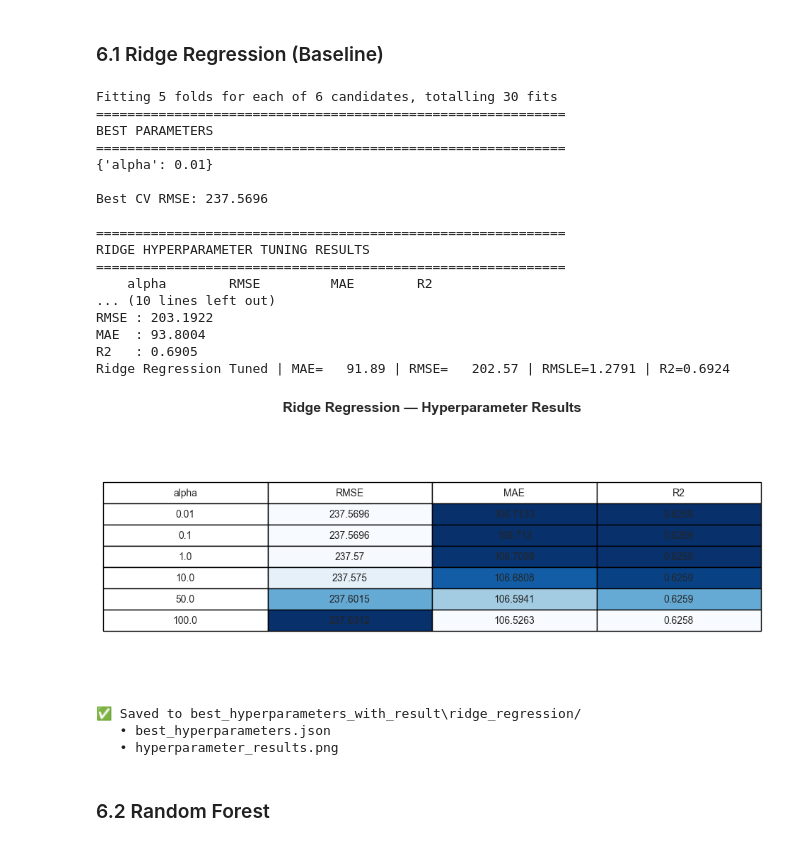
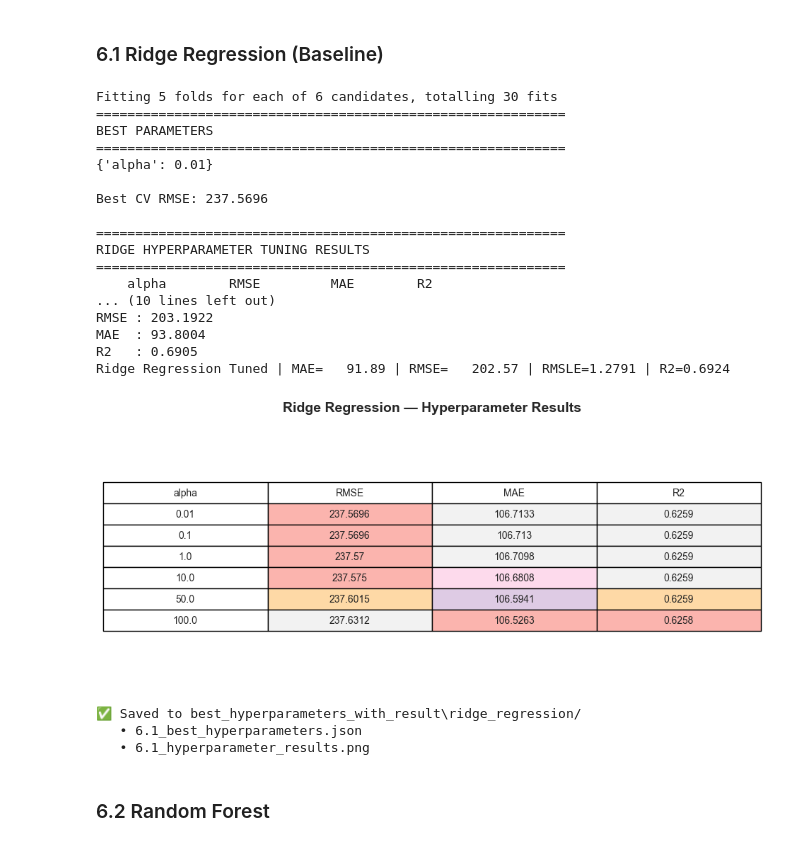
Before and after one commit to sandipan-ds/restaurant_inventory_optimzation, a Jupyter notebook: notebook/demand_forecasting.ipynb, the cells around one changed output. Saved outputs shown, nothing was run; the diff lists cells and outputs as text; code cells hidden in the pictures.

```diff
--- a/notebook/demand_forecasting.ipynb
+++ b/notebook/demand_forecasting.ipynb
@@ -450,0 +456,12 @@ Homepage featured uplift:  169.1%
+# %%
+df['discount_pct'] = (
+    (df['base_price'] - df['checkout_price'])
+    / df['base_price']
+) * 100
+
+model = smf.ols(
+    'num_orders ~ emailer_for_promotion + homepage_featured + discount_pct + checkout_price + C(dish_name) + C(center_id)',
+    data=df
+).fit()
+
+print(model.summary())
@@ -1168,7 +1221,7 @@ best_params['test_rmse'] = round(test_rmse, 4)
 best_params['test_mae'] = round(test_mae, 4)
 best_params['test_r2'] = round(test_r2, 4)
 
-with open(os.path.join(save_dir, 'best_hyperparameters.json'), 'w') as f:
+with open(os.path.join(save_dir, '6.1_best_hyperparameters.json'), 'w') as f:
     json.dump(best_params, f, indent=4)
 
 # ── Save styled table as PNG ──
@@ -1186,46 +1239,45 @@ table.set_fontsize(10)
 table.scale(1.2, 1.8)
 
 # Apply blue gradient to cells
-import matplotlib.colors as mcolors
-cmap = plt.cm.Blues
+cmap = plt.cm.Pastel1
 
 for col_idx, col in enumerate(results_table.columns):
     if col in ['RMSE', 'MAE', 'R2']:
         values = results_table[col].values.astype(float)
         norm = mcolors.Normalize(vmin=values.min(), vmax=values.max())
         for row_idx, val in enumerate(values):
             color = cmap(norm(val))
             table[row_idx + 1, col_idx].set_facecolor(color)
 
 plt.title('Ridge Regression — Hyperparameter Results', fontsize=14, fontweight='bold', pad=20)
-plt.savefig(os.path.join(save_dir, 'hyperparameter_results.png'), dpi=150, bbox_inches='tight')
+plt.savefig(os.path.join(save_dir, '6.1_hyperparameter_results.png'), dpi=150, bbox_inches='tight')
 plt.show()
 
 print(f"\n✅ Saved to {save_dir}/")
-print(f"   • best_hyperparameters.json")
-print(f"   • hyperparameter_results.png")
+print(f"   • 6.1_best_hyperparameters.json")
+print(f"   • 6.1_hyperparameter_results.png")
 # %% [output]
 Fitting 5 folds for each of 6 candidates, totalling 30 fits
 ============================================================
 BEST PARAMETERS
 ============================================================
 {'alpha': 0.01}
 
 Best CV RMSE: 237.5696
 
 ============================================================
 RIDGE HYPERPARAMETER TUNING RESULTS
 ============================================================
     alpha        RMSE         MAE        R2
 ... (10 lines left out)
 RMSE : 203.1922
 MAE  : 93.8004
 R2   : 0.6905
 Ridge Regression Tuned | MAE=   91.89 | RMSE=   202.57 | RMSLE=1.2791 | R2=0.6924
-[figure, old version]
+[figure, new version]
 ✅ Saved to best_hyperparameters_with_result\ridge_regression/
-   • best_hyperparameters.json
-   • hyperparameter_results.png
+   • 6.1_best_hyperparameters.json
+   • 6.1_hyperparameter_results.png
 # %% [markdown]
 ### 6.2 Random Forest
 # %%
```
Also changed, not shown: parts of 26 cells of this notebook, 32 other files.
